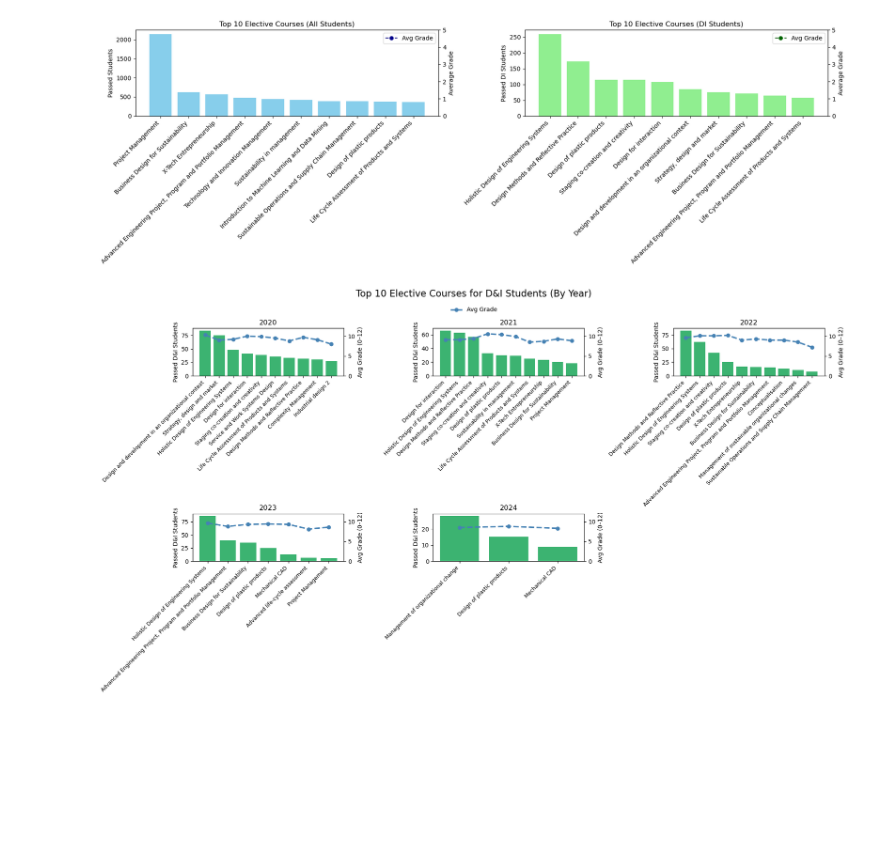
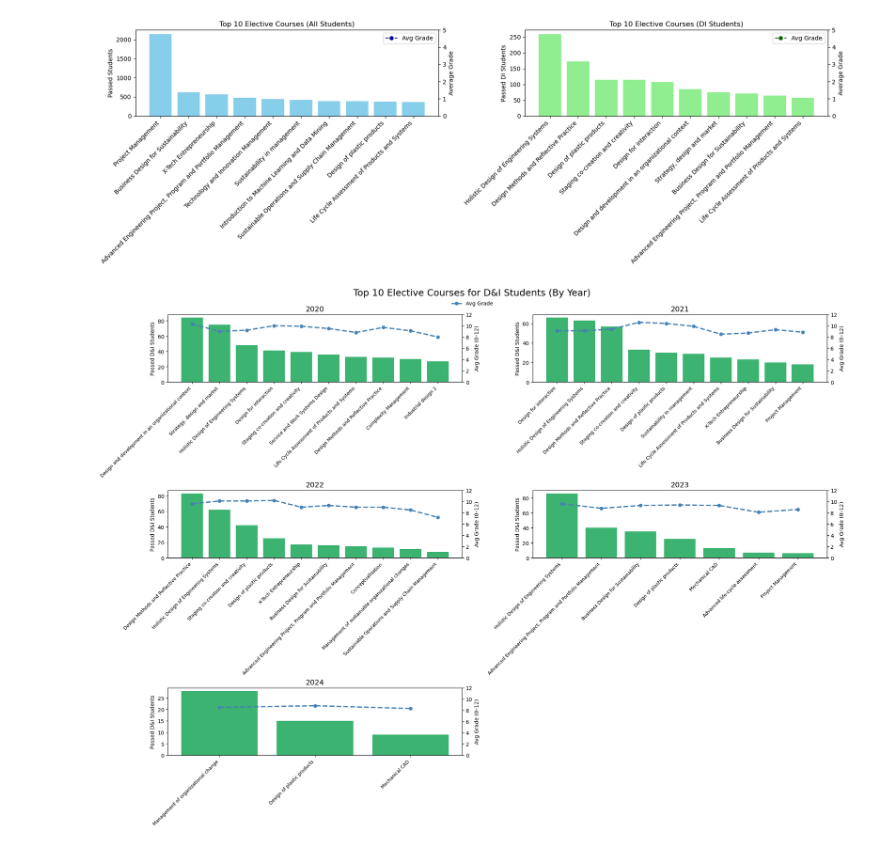
Before and after one commit to Alex-Nielsen-manden/Alex-Nielsen-manden.github.io, a Jupyter notebook: Data load/Final Project B.ipynb, the cells around one changed output. Cells and saved outputs as stored; diff of their text form; code cells hidden in the pictures; blank space fills up the shorter version.

```diff
--- a/Data load/Final Project B.ipynb
+++ b/Data load/Final Project B.ipynb
@@ -1020,13 +1023,12 @@ df_n9['Year'] = df_n9['Semester'].str.extract(r'(\d{4})')
 df_n9 = df_n9.dropna(subset=['Year', 'Passed DI students', 'Average grade'])
 df_n9['Year'] = df_n9['Year'].astype(int)
 
-# Set up subplots
+# Set up subplots: 2 columns x 3 rows
 years = sorted(df_n9['Year'].unique())
-n_years = len(years)
-n_cols = 3
-n_rows = 2
+n_cols = 2
+n_rows = 3
 
-fig, axes = plt.subplots(n_rows, n_cols, figsize=(18, 10))
+fig, axes = plt.subplots(n_rows, n_cols, figsize=(20, 14), constrained_layout=True)
 axes = axes.flatten()
 
 # Plot for each year
@@ -1042,47 +1044,39 @@ for i, year in enumerate(years[:6]):  # Limit to 6 plots
     # Top 10 courses by D&I pass count
     top = summary.sort_values(by='Passed DI students', ascending=False).head(10)
     x = np.arange(len(top))
 
     ax1 = axes[i]
     ax2 = ax1.twinx()
 
     # Bar plot for D&I students
     ax1.bar(x, top['Passed DI students'], color='mediumseagreen', zorder=1)
 
-    # Line plot for average grade
+    # Line plot for average grade (capture handle for legend)
     line_plot, = ax2.plot(x, top['Average grade'], color='steelblue', marker='o',
-             linestyle='--', linewidth=2.5, zorder=3)
+                          linestyle='--', linewidth=2.5, zorder=3, label='Avg Grade')
 
     # Formatting for each subplot
-    ax1.set_title(f'{year}', fontsize=12)
+    ax1.set_title(f'{year}', fontsize=14)
     ax1.set_ylabel('Passed D&I Students')
     ax2.set_ylabel('Avg Grade (0–12)')
     ax2.set_ylim(0, 12)
 
     ax1.set_xticks(x)
     ax1.set_xticklabels(top['Course name'], rotation=45, ha='right', fontsize=9)
 
     ax1.grid(False)
     ax2.grid(False)
 
-# Adjust the legend to be right below the figure title
-fig.subplots_adjust(top=0.88)  # Adjust the top of the figure for space for the legend
-
-# Now place the single shared legend below the entire figure (right under the suptitle)
-fig.legend([line_plot], ['Avg Grade'], loc='upper center', bbox_to_anchor=(0.5, 0.95), ncol=2, frameon=False)
-
-# Remove unused subplots if there are fewer than 6 years
+# Remove unused subplots if fewer than 6 years
 for j in range(i + 1, len(axes)):
     fig.delaxes(axes[j])
 
-# Set the overall title for the figure
-fig.suptitle("Top 10 Elective Courses for D&I Students (By Year)", fontsize=16)
+# Add a single shared legend above the subplots, below the suptitle
+fig.suptitle("Top 10 Elective Courses for D&I Students (By Year)", fontsize=18, y=1.03)
+fig.legend([line_plot], ['Avg Grade'], loc='upper center', bbox_to_anchor=(0.5, 1.015), ncol=1, frameon=False)
 
-# Adjust layout to fit everything without overlap
-plt.tight_layout(rect=[0, 0, 1, 0.96])
-
-# Save and show the plot
+# Save and show the figure
 plt.savefig("top_10_electives.png", dpi=300, bbox_inches="tight")
 plt.show()
 # %% [output]
-[figure, old version]
+[figure, new version]
```
Also changed, not shown: parts of 1 cell of this notebook, 1 other file.
